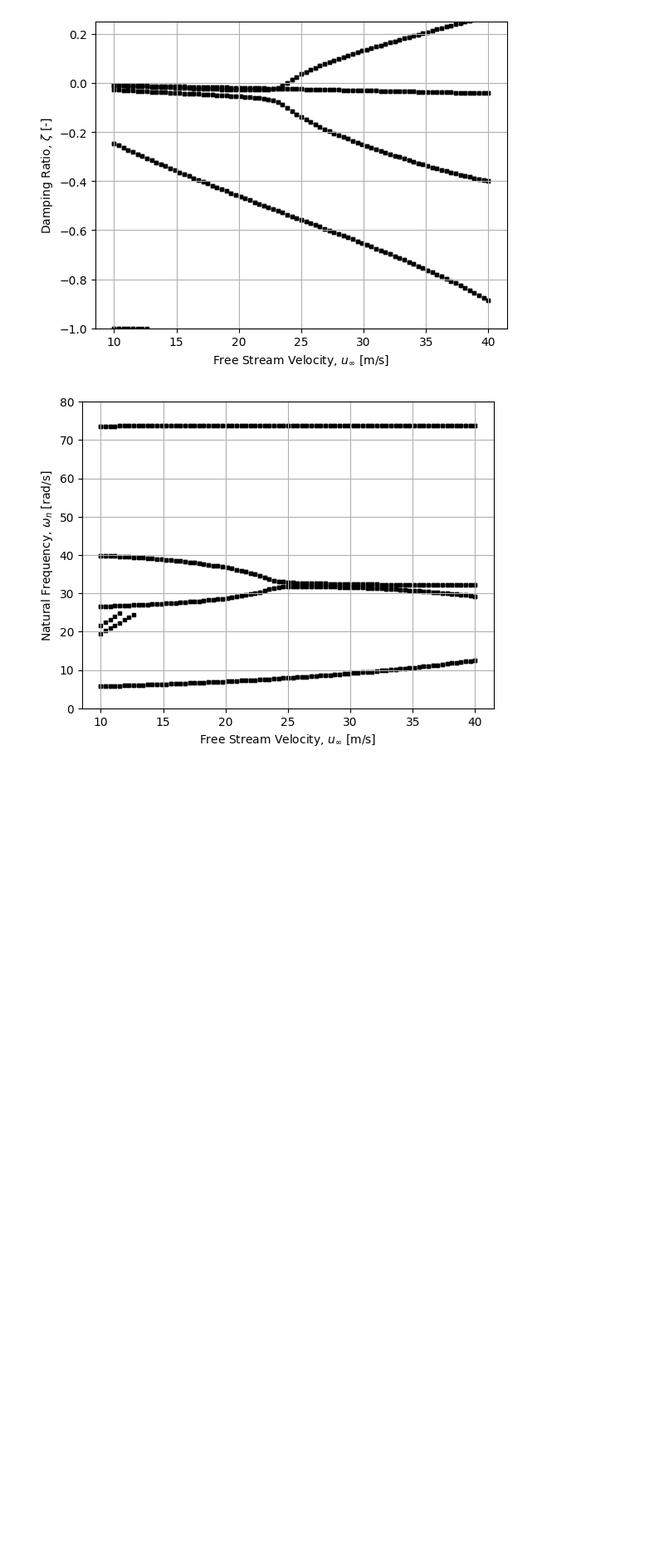
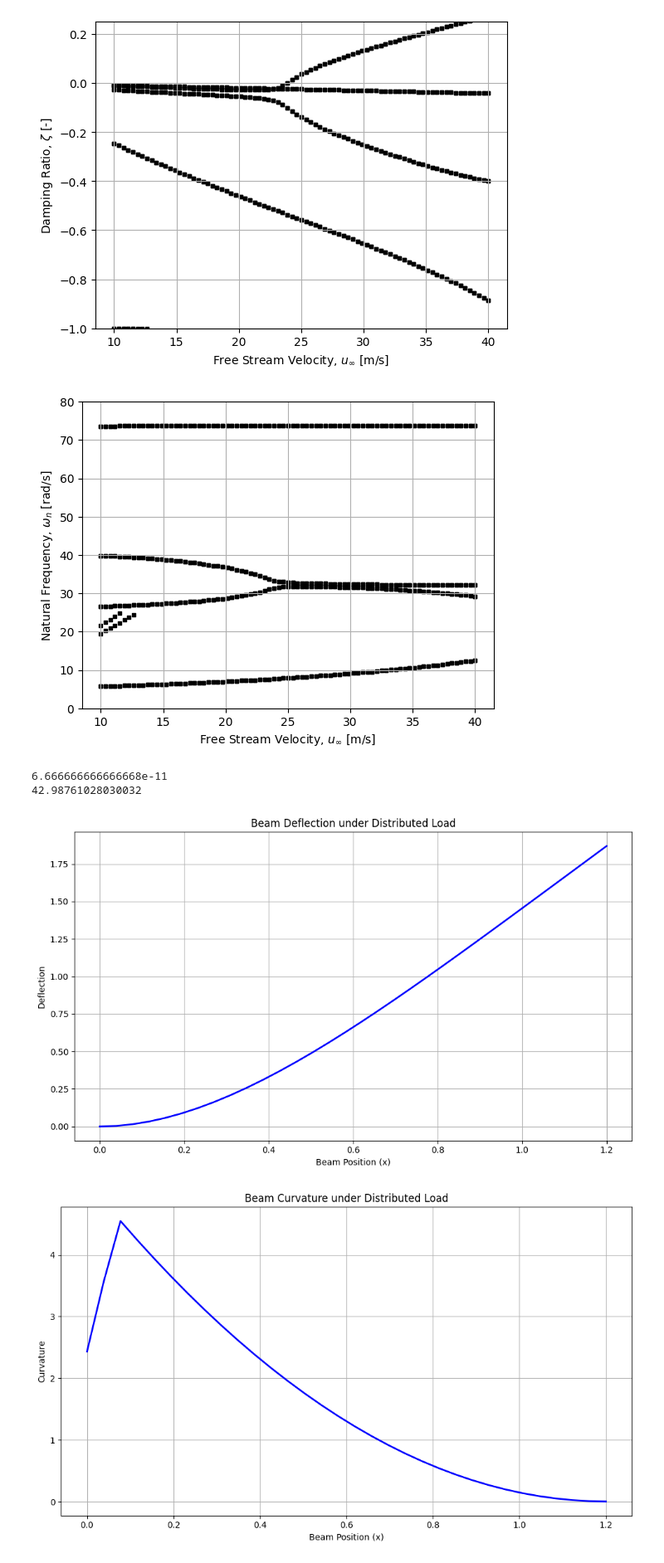
Before and after one commit to lighteningAB/sharpy, a Jupyter notebook: sharpy/try7.ipynb, the cells around one changed output. Shown at 83% size. Saved outputs shown, nothing was run; the diff lists cells and outputs as text; code cells hidden in the pictures; blank space fills up the shorter version.

```diff
--- a/sharpy/try7.ipynb
+++ b/sharpy/try7.ipynb
@@ -388,3 +388,52 @@ plt.xlabel('Free Stream Velocity, $u_\infty$ [m/s]')
 plt.ylabel('Natural Frequency, $\omega_n$ [rad/s]');
 # %% [output]
 [figure]
+# %%
+import numpy as np
+
+# Constants
+rho = 1.225  # air density (kg/m^3) at atmospheric conditions
+V = 40 # velocity (m/s)
+chord = 0.2  # chord length (m)
+span = 1.2  # span (m)
+width = 0.1  # beam width (m)
+height = 0.002  # beam height (m)
+E = 69e9  # Young's modulus for aluminum (Pa)
+I = (width * height**3) / 12  # moment of inertia (m^4)
+print(I)
+CL = 2*np.pi  # Adjusted lift coefficient for NACA 0012 at 2 degrees AoA
+aoa = np.radians(2)  # angle of attack in radians
+
+# Aerodynamic forces
+q = 0.5 * rho * V**2  # dynamic pressure (Pa)
+L_per_span = q * CL * aoa * chord  # lift per unit span (N/m)
+print(L_per_span)
+
+# Beam deflection
+x = np.linspace(0,span,N)
+deflection = (((L_per_span - 9.81) * x**2) / (24 * E * I)) * (x**2 + 6 * span**2 - 4 * span * x)
+
+plt.figure(figsize=(10, 6))
+plt.plot(x, deflection, 'b-', linewidth=2)
+plt.title('Beam Deflection under Distributed Load')
+plt.xlabel('Beam Position (x)')
+plt.ylabel('Deflection')
+plt.grid(True)
+plt.tight_layout()
+plt.show()
+
+d_deflection_dx = np.gradient(deflection, x)
+d2_deflection_dx2 = np.gradient(d_deflection_dx, x)
+plt.figure(figsize=(10, 6))
+plt.plot(x, d2_deflection_dx2, 'b-', linewidth=2)
+plt.title('Beam Curvature under Distributed Load')
+plt.xlabel('Beam Position (x)')
+plt.ylabel('Curvature')
+plt.grid(True)
+plt.tight_layout()
+plt.show()
+# %% [output]
+6.666666666666668e-11
+42.98761028030032
+[figure, added]
+[figure, added]
```
Also changed, not shown: parts of 1 cell of this notebook, 1 other file.
